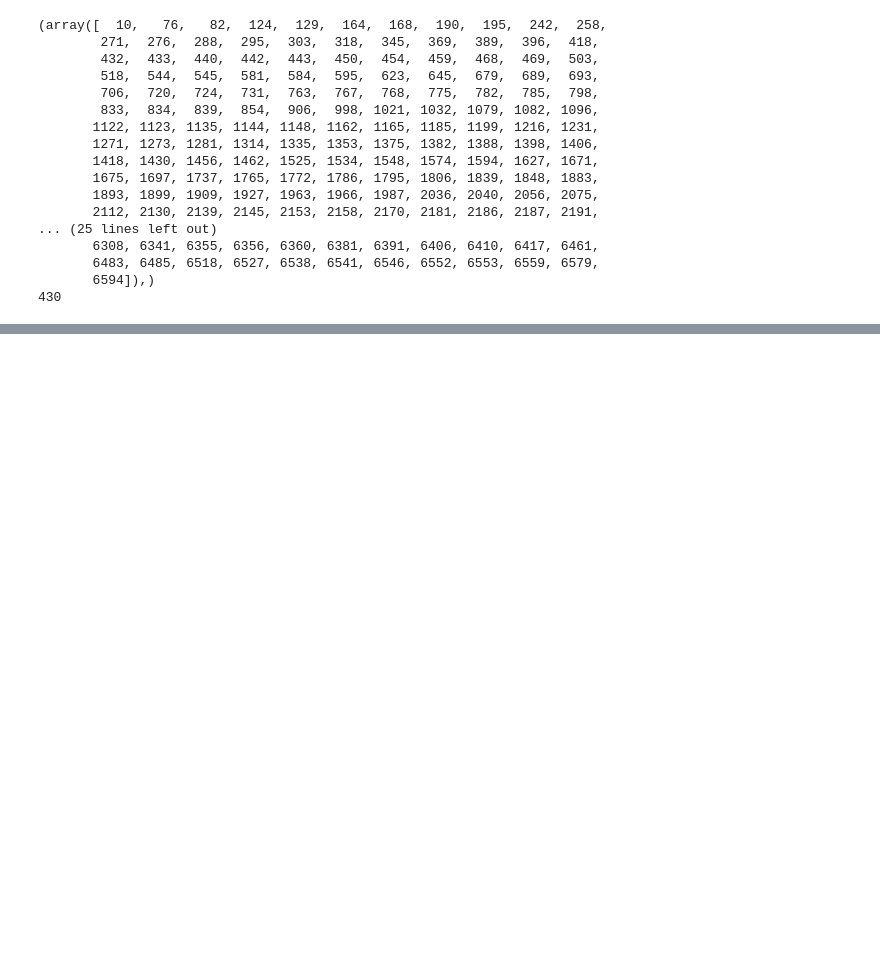
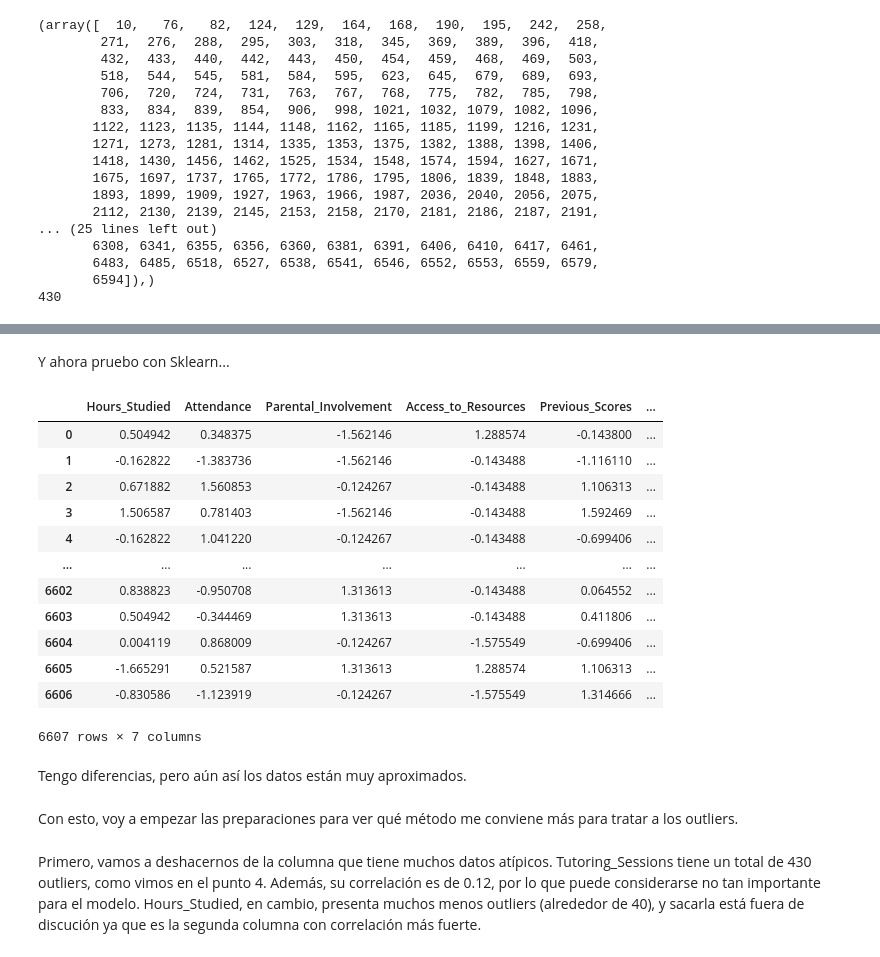
Before and after one commit to Ninsumb/Analisis-Rendimiento-de-Estudiantes, a Jupyter notebook: Parte1_Analisis_Base_de_Datos.ipynb, the cells around one changed output, grey strips where cells are left out. Saved outputs shown, nothing was run; the diff lists cells and outputs as text; code cells hidden in the pictures; blank space fills up the shorter version.

```diff
--- a/Parte1_Analisis_Base_de_Datos.ipynb
+++ b/Parte1_Analisis_Base_de_Datos.ipynb
@@ -493,0 +413,33 @@ df_prueba3.loc[(df_nuevo['Tutoring_Sessions']>df_stats['75%']+iqr*1.5)] = df_
+# %% [markdown]
+Y ahora pruebo con Sklearn...
+# %%
+from sklearn.preprocessing import StandardScaler
+
+inputs = df_nuevo.iloc[:, :-1] #Tomo todas las columnas menos la ultima
+outputs = df_nuevo.iloc[:, -1] #Tomo la ultima columna
+
+scaler = StandardScaler()
+
+in_norm = scaler.fit_transform(inputs)
+
+df_norm = pd.DataFrame(in_norm, columns=inputs.columns)
+
+df_nuevo = pd.concat([df_norm, outputs.reset_index(drop=True)],axis=1)
+
+df_nuevo
+# %% [output]
+|  | Hours_Studied | Attendance | Parental_Involvement | Access_to_Resources | Previous_Scores | ... |
+| 0 | 0.504942 | 0.348375 | -1.562146 | 1.288574 | -0.143800 | ... |
+| 1 | -0.162822 | -1.383736 | -1.562146 | -0.143488 | -1.116110 | ... |
+| 2 | 0.671882 | 1.560853 | -0.124267 | -0.143488 | 1.106313 | ... |
+| 3 | 1.506587 | 0.781403 | -1.562146 | -0.143488 | 1.592469 | ... |
+| 4 | -0.162822 | 1.041220 | -0.124267 | -0.143488 | -0.699406 | ... |
+| ... | ... | ... | ... | ... | ... | ... |
+| 6602 | 0.838823 | -0.950708 | 1.313613 | -0.143488 | 0.064552 | ... |
+| 6603 | 0.504942 | -0.344469 | 1.313613 | -0.143488 | 0.411806 | ... |
+| 6604 | 0.004119 | 0.868009 | -0.124267 | -1.575549 | -0.699406 | ... |
+| 6605 | -1.665291 | 0.521587 | 1.313613 | 1.288574 | 1.106313 | ... |
+| 6606 | -0.830586 | -1.123919 | -0.124267 | -1.575549 | 1.314666 | ... |
+6607 rows × 7 columns
+# %% [markdown]
+Tengo diferencias, pero aún así los datos están muy aproximados.
@@ -493,0 +449,4 @@ df_prueba3.loc[(df_nuevo['Tutoring_Sessions']>df_stats['75%']+iqr*1.5)] = df_
+# %% [markdown]
+Con esto, voy a empezar las preparaciones para ver qué método me conviene más para tratar a los outliers.
+# %% [markdown]
+Primero, vamos a deshacernos de la columna que tiene muchos datos atípicos. Tutoring_Sessions tiene un total de 430 outliers, como vimos en el punto 4. Además, su correlación es de 0.12, por lo que puede considerarse no tan importante para el modelo. Hours_Studied, en cambio, presenta muchos menos outliers (alrededor de 40), y sacarla está fuera de discución ya que es la segunda columna con correlación más fuerte.
```
Also changed, not shown: parts of 48 cells of this notebook, 2 other files.
